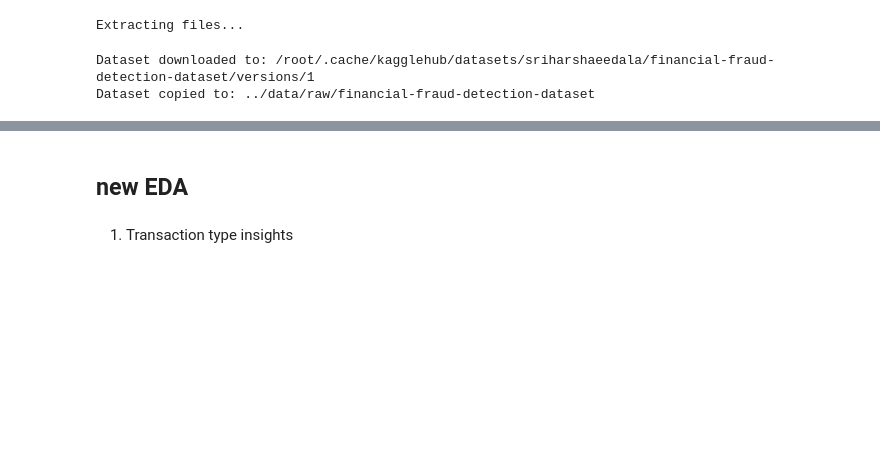
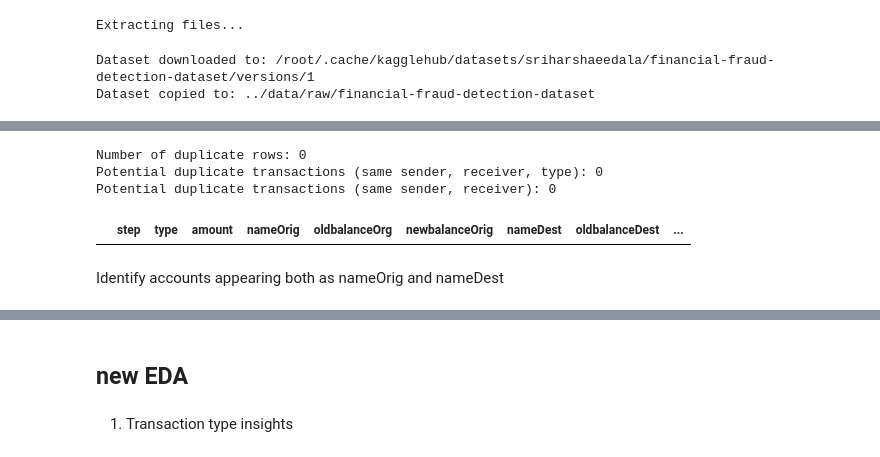
Before and after one commit to jl5045/DSA4263, a Jupyter notebook: notebooks/EDA_updates.ipynb, the cells around one changed output, grey strips where cells are left out. Drawn from its saved outputs; the diff is of its cells as text; code cells hidden in the pictures; blank space fills up the shorter version.

Commit message:
Added missing value & duplicate checks, & identification of accounts appearing in both nameOrigand nameDest

```diff
--- a/notebooks/EDA_updates.ipynb
+++ b/notebooks/EDA_updates.ipynb
@@ -53,0 +74,19 @@ Shape: (6362620, 11)
+# %%
+# Check for duplicates
+duplicates = df[df.duplicated()]
+print(f"Number of duplicate rows: {duplicates.shape[0]}")
+
+# Check for conditional duplicates
+dup_subset = df[df.duplicated(subset=['nameOrig', 'nameDest', 'type'], keep=False)]
+print(f"Potential duplicate transactions (same sender, receiver, type): {dup_subset.shape[0]}")
+
+dup_subset = df[df.duplicated(subset=['nameOrig', 'nameDest'], keep=False)]
+print(f"Potential duplicate transactions (same sender, receiver): {dup_subset.shape[0]}")
+dup_subset.head(10)
+# %% [output]
+Number of duplicate rows: 0
+Potential duplicate transactions (same sender, receiver, type): 0
+Potential duplicate transactions (same sender, receiver): 0
+|  | step | type | amount | nameOrig | oldbalanceOrg | newbalanceOrig | nameDest | oldbalanceDest | ... |
+# %% [markdown]
+Identify accounts appearing both as nameOrig and nameDest
```
Also changed, not shown: parts of 4 cells of this notebook.
